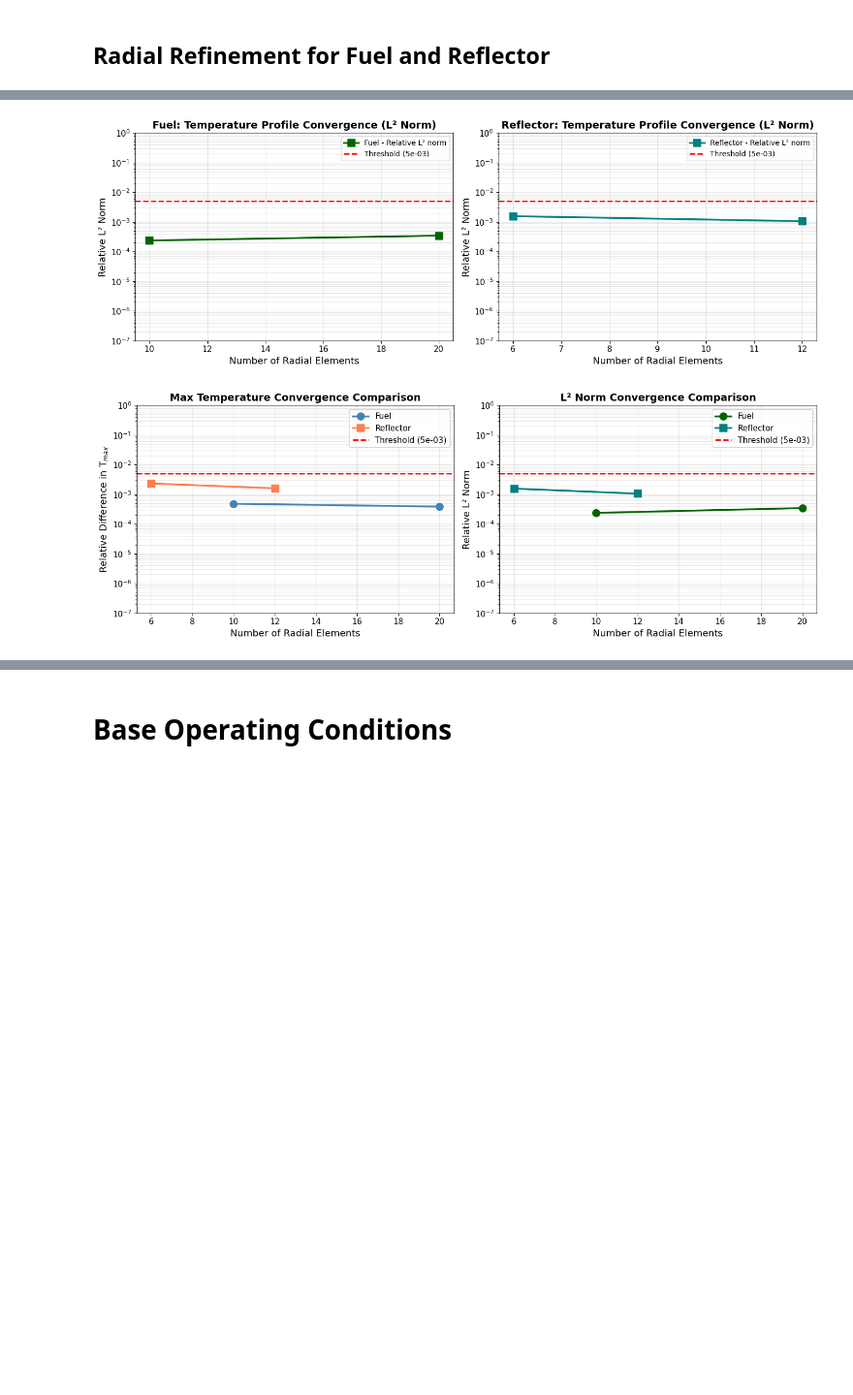
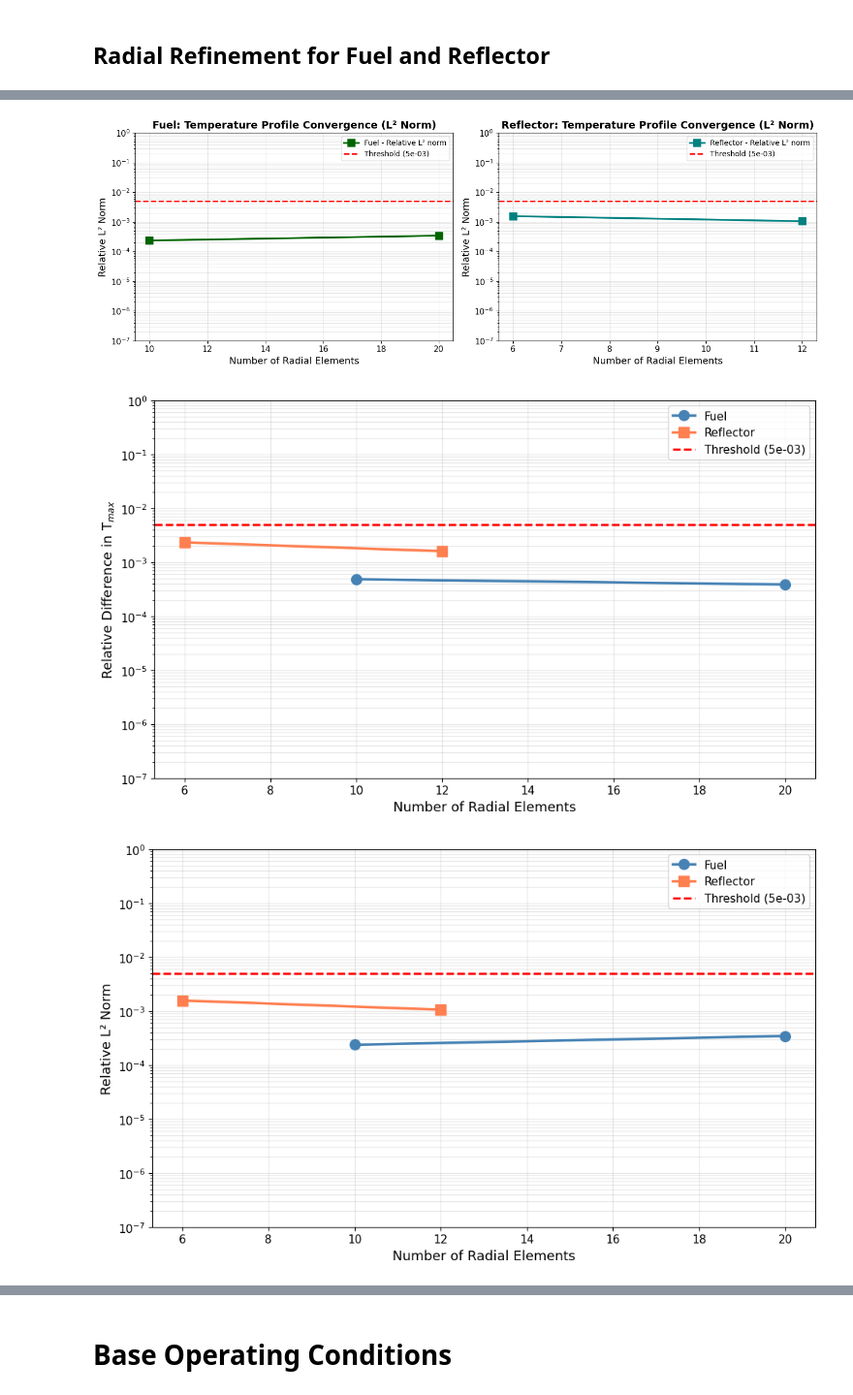
Before and after one commit to CORE-GATECH-GROUP/SNAP-REACTORS, a Jupyter notebook: snapReactors/reactor_models/Wet_Experiment_Models/analysis.ipynb, the cells around one changed output, grey strips where cells are left out. Shown at 97% size. Saved outputs shown, nothing was run; the diff lists cells and outputs as text; code cells hidden in the pictures; blank space fills up the shorter version.

```diff
--- a/snapReactors/reactor_models/Wet_Experiment_Models/analysis.ipynb
+++ b/snapReactors/reactor_models/Wet_Experiment_Models/analysis.ipynb
@@ -1680,12 +1764,12 @@ plt.savefig('radial_L2_convergence.png', dpi=300, bbox_inches='tight')
 print("Saved: radial_L2_convergence.png")
 
 # ============================================================================
-# Figure 4: Comparison Plot (Fuel vs Reflector on Same Axes)
+# Figure 4: Max Temperature Convergence Comparison (Fuel vs Reflector)
 # ============================================================================
 
-fig4, (ax7, ax8) = plt.subplots(1, 2, figsize=(14, 5))
+fig4, ax7 = plt.subplots(1, 1, figsize=(10, 6))
 
-# Left: Max temperature convergence comparison
+# Max temperature convergence comparison
 if len(fuel_radial_counts) > 1:
     ax7.semilogy(fuel_radial_counts[1:], fuel_results['rel_diff_max'], 'o-',
                  linewidth=2.5, markersize=10, color='steelblue', label='Fuel')
@@ -1696,33 +1780,42 @@ ax7.axhline(y=threshold, color='red', linestyle='--', linewidth=2,
             label=f'Threshold ({threshold:.0e})')
 ax7.set_xlabel('Number of Radial Elements', fontsize=13)
 ax7.set_ylabel('Relative Difference in T$_{max}$', fontsize=13)
-ax7.set_title('Max Temperature Convergence Comparison', fontsize=14, fontweight='bold')
+# ax7.set_title('Max Temperature Convergence Comparison', fontsize=14, fontweight='bold')
 ax7.grid(True, alpha=0.3, which='both')
 ax7.legend(fontsize=11)
 ax7.set_ylim([1e-7, 1e0])
 
-# Right: L² norm convergence comparison
+plt.tight_layout()
+plt.savefig('radial_max_temp_comparison.png', dpi=300, bbox_inches='tight')
+print("Saved: radial_max_temp_comparison.png")
+
+# ============================================================================
+# Figure 5: L² Norm Convergence Comparison (Fuel vs Reflector)
+# ============================================================================
+
+fig5, ax8 = plt.subplots(1, 1, figsize=(10, 6))
+
+# L² norm convergence comparison
 if len(fuel_radial_counts) > 1:
     ax8.semilogy(fuel_results['comparison_radial'], fuel_results['rel_L2_norms'],
-                 'o-', linewidth=2.5, markersize=10, color='darkgreen', label='Fuel')
+                 'o-', linewidth=2.5, markersize=10, color='steelblue', label='Fuel')
 if len(ref_radial_counts) > 1:
     ax8.semilogy(reflector_results['comparison_radial'], reflector_results['rel_L2_norms'],
-                 's-', linewidth=2.5, markersize=10, color='teal', label='Reflector')
+                 's-', linewidth=2.5, markersize=10, color='coral', label='Reflector')
 ax8.axhline(y=threshold, color='red', linestyle='--', linewidth=2,
             label=f'Threshold ({threshold:.0e})')
 ax8.set_xlabel('Number of Radial Elements', fontsize=13)
 ax8.set_ylabel('Relative L² Norm', fontsize=13)
-ax8.set_title('L² Norm Convergence Comparison', fontsize=14, fontweight='bold')
+# ax8.set_title('L² Norm Convergence Comparison', fontsize=14, fontweight='bold')
 ax8.grid(True, alpha=0.3, which='both')
 ax8.legend(fontsize=11)
 ax8.set_ylim([1e-7, 1e0])
 
 plt.tight_layout()
-plt.savefig('fuel_vs_reflector_radial_comparison.png', dpi=300, bbox_inches='tight')
-print("Saved: fuel_vs_reflector_radial_comparison.png")
+plt.savefig('radial_L2_norm_comparison.png', dpi=300, bbox_inches='tight')
+print("Saved: radial_L2_norm_comparison.png")
 
 plt.show()
-
 # ============================================================================
 # PART 5: Final Summary Table
 # ============================================================================
@@ -1786,11 +1879,12 @@ print(f"{'L² norm converged at finest mesh?':<45} "
 print("\n" + "="*70)
 print("ANALYSIS COMPLETE")
 print("="*70)
-print("\nGenerated 4 figures:")
+print("\nGenerated 5 figures:")
 print("  1. radial_temperature_profiles.png - Fuel and reflector T vs height")
 print("  2. radial_max_temp_convergence.png - Max temperature convergence")
 print("  3. radial_L2_convergence.png - L² norm convergence")
-print("  4. fuel_vs_reflector_radial_comparison.png - Direct comparison plots")
+print("  4. radial_max_temp_comparison.png - Max temperature comparison (both on same axes)")
+print("  5. radial_L2_norm_comparison.png - L² norm comparison (both on same axes)")
 # %% [output]
 ======================================================================
 READING DATA FILES - RADIAL MESH REFINEMENT
@@ -1812,7 +1906,8 @@ Saved: fuel_vs_reflector_radial_comparison.png
 [figure]
 [figure]
 [figure]
-[figure, old version]
+[figure, new version]
+[figure, added]
 ======================================================================
 FINAL COMPARISON SUMMARY (RADIAL MESH REFINEMENT)
 ======================================================================
```
Also changed, not shown: parts of 5 cells of this notebook, 59 other files.
